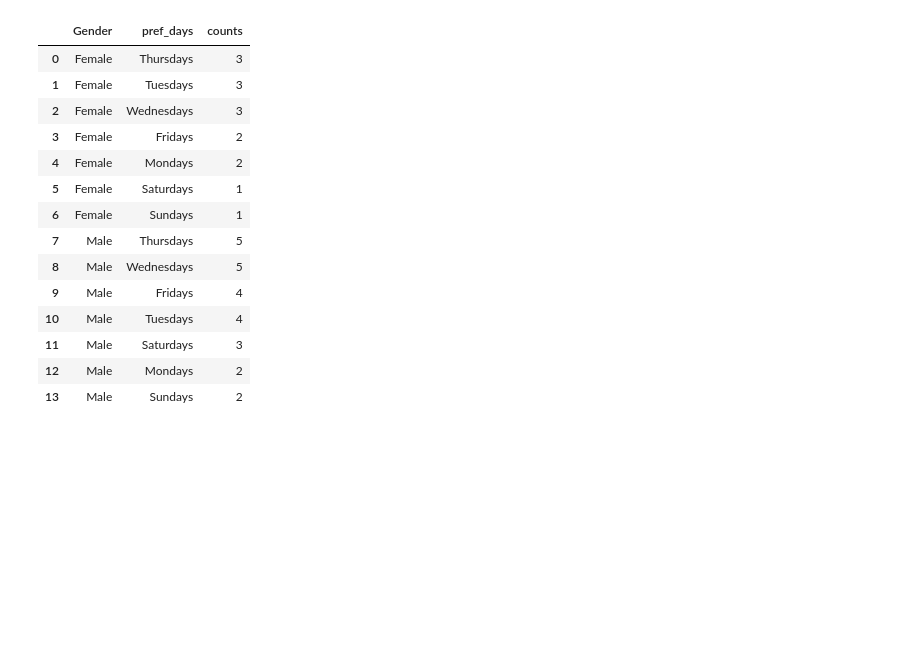
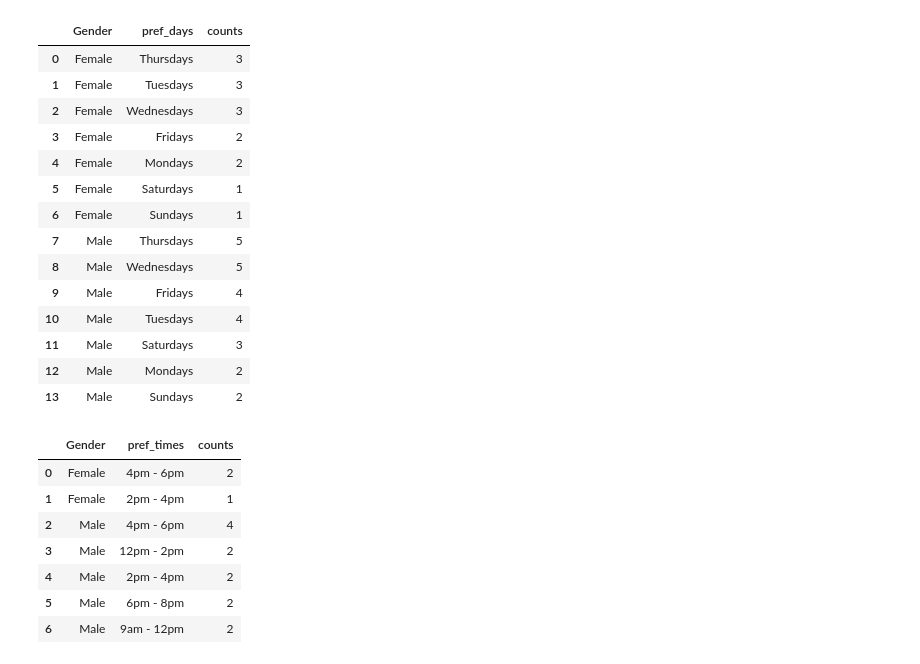
Before and after one commit to djibril968/Tribe_related_projects, a Jupyter notebook: spring_events_analytics.ipynb, the cells around one changed output. Drawn from its saved outputs; the diff is of its cells as text; code cells hidden in the pictures; blank space fills up the shorter version.

```diff
--- a/spring_events_analytics.ipynb
+++ b/spring_events_analytics.ipynb
@@ -261,3 +261,25 @@ pref_event_day
 | 11 | Male | Saturdays | 3 |
 | 12 | Male | Mondays | 2 |
 | 13 | Male | Sundays | 2 |
+# %%
+#most preferred event time by gender
+
+pref_time = event_data.assign(
+    pref_times = event_data['During which time(s) of the day are you most likely to attend events?'].str.split(',').explode('pref_times')
+)
+pref_time['pref_times'] = pref_time['pref_times'].str.strip()
+pref_time
+
+#now we count preferred tims for gender
+
+pref_time_by_gender = pref_time.groupby('Gender')['pref_times'].value_counts().reset_index(name= 'counts')
+pref_time_by_gender
+# %% [output]
+|  | Gender | pref_times | counts |
+| 0 | Female | 4pm - 6pm | 2 |
+| 1 | Female | 2pm - 4pm | 1 |
+| 2 | Male | 4pm - 6pm | 4 |
+| 3 | Male | 12pm - 2pm | 2 |
+| 4 | Male | 2pm - 4pm | 2 |
+| 5 | Male | 6pm - 8pm | 2 |
+| 6 | Male | 9am - 12pm | 2 |
```
Also changed, not shown: parts of 2 cells of this notebook.
